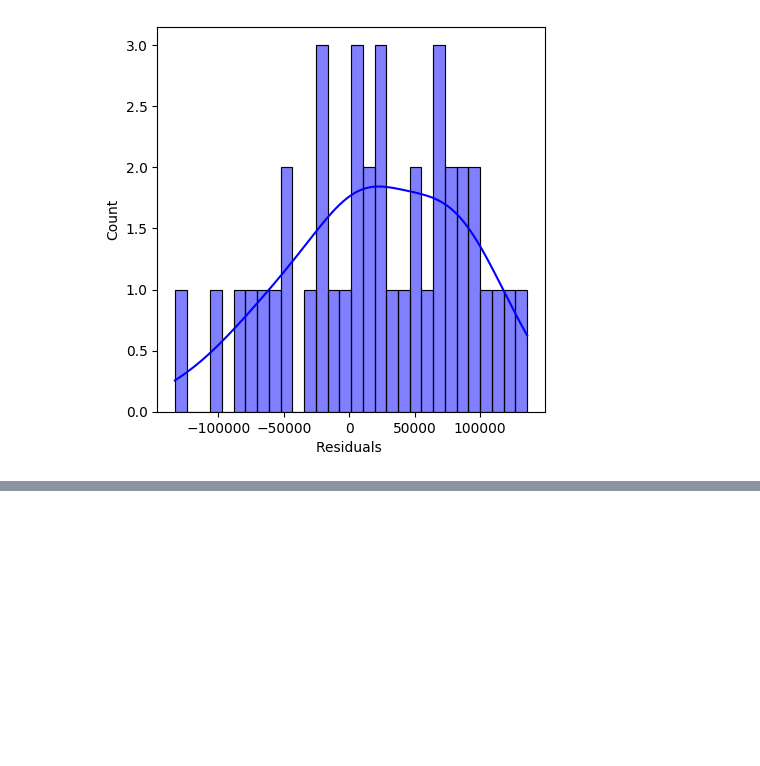
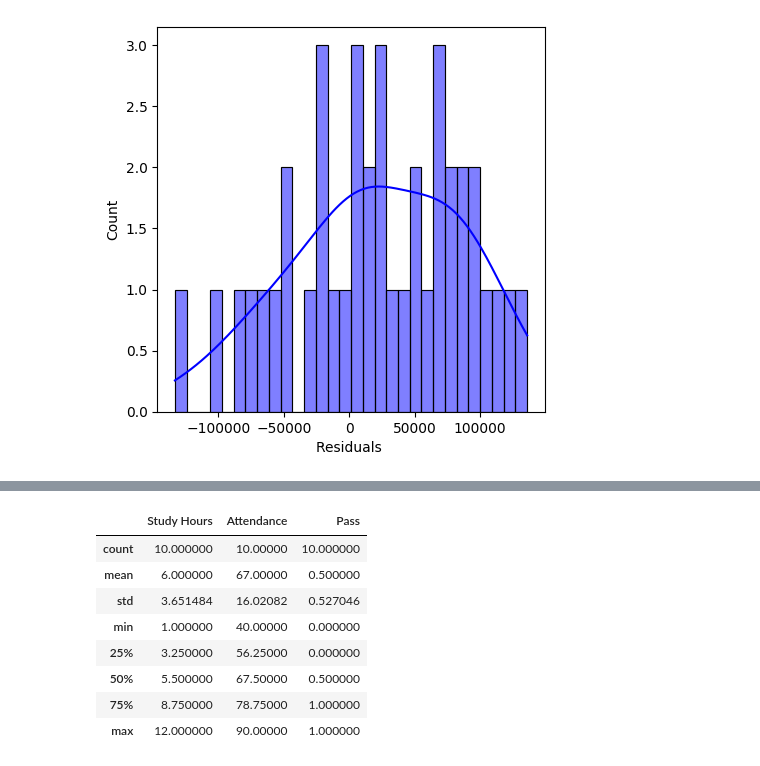
Before and after one commit to Pravallika-02-datascience/Internship, a Jupyter notebook: Mainflowintern.ipynb, the cells around one changed output, grey strips where cells are left out. Cells and saved outputs as stored; diff of their text form; code cells hidden in the pictures; blank space fills up the shorter version.

```diff
--- a/Mainflowintern.ipynb
+++ b/Mainflowintern.ipynb
@@ -679,0 +721,12 @@ plt.show()
+# %%
+df.describe()
+# %% [output]
+|  | Study Hours | Attendance | Pass |
+| count | 10.000000 | 10.00000 | 10.000000 |
+| mean | 6.000000 | 67.00000 | 0.500000 |
+| std | 3.651484 | 16.02082 | 0.527046 |
+| min | 1.000000 | 40.00000 | 0.000000 |
+| 25% | 3.250000 | 56.25000 | 0.000000 |
+| 50% | 5.500000 | 67.50000 | 0.500000 |
+| 75% | 8.750000 | 78.75000 | 1.000000 |
+| max | 12.000000 | 90.00000 | 1.000000 |
```
Also changed, not shown: parts of 12 cells of this notebook.
